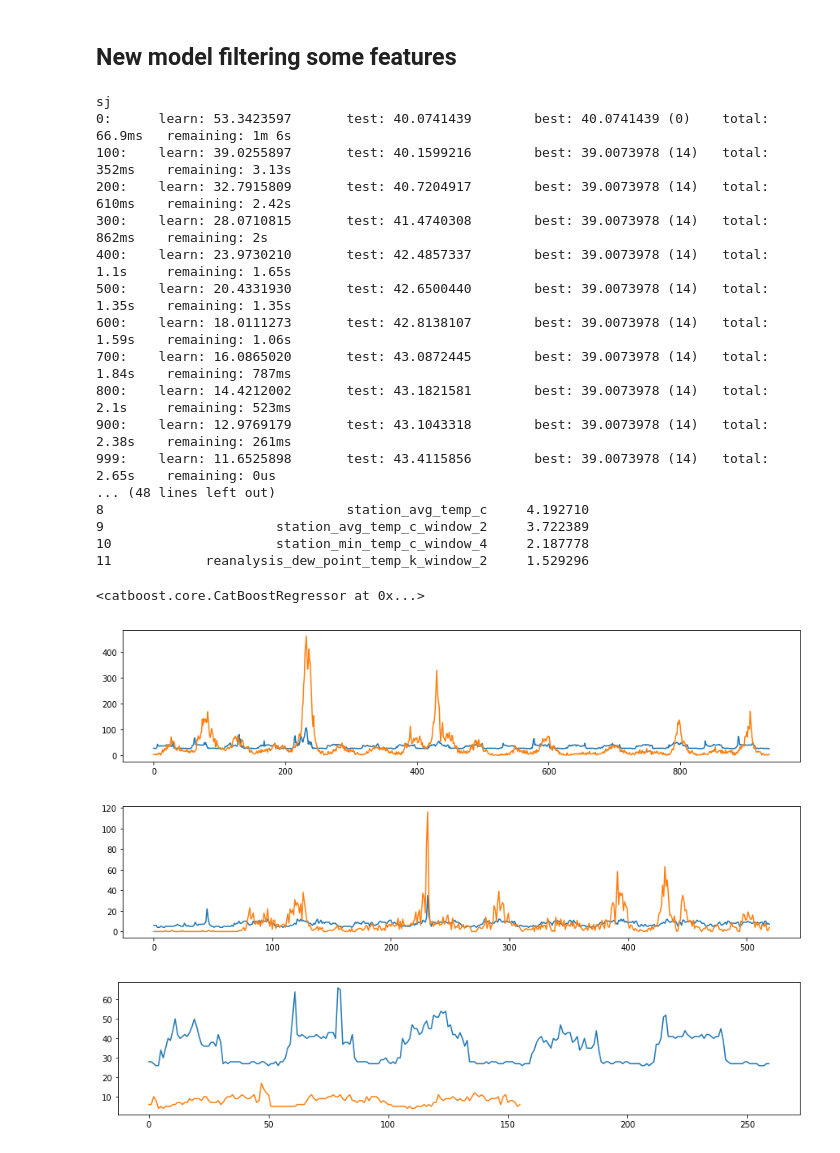
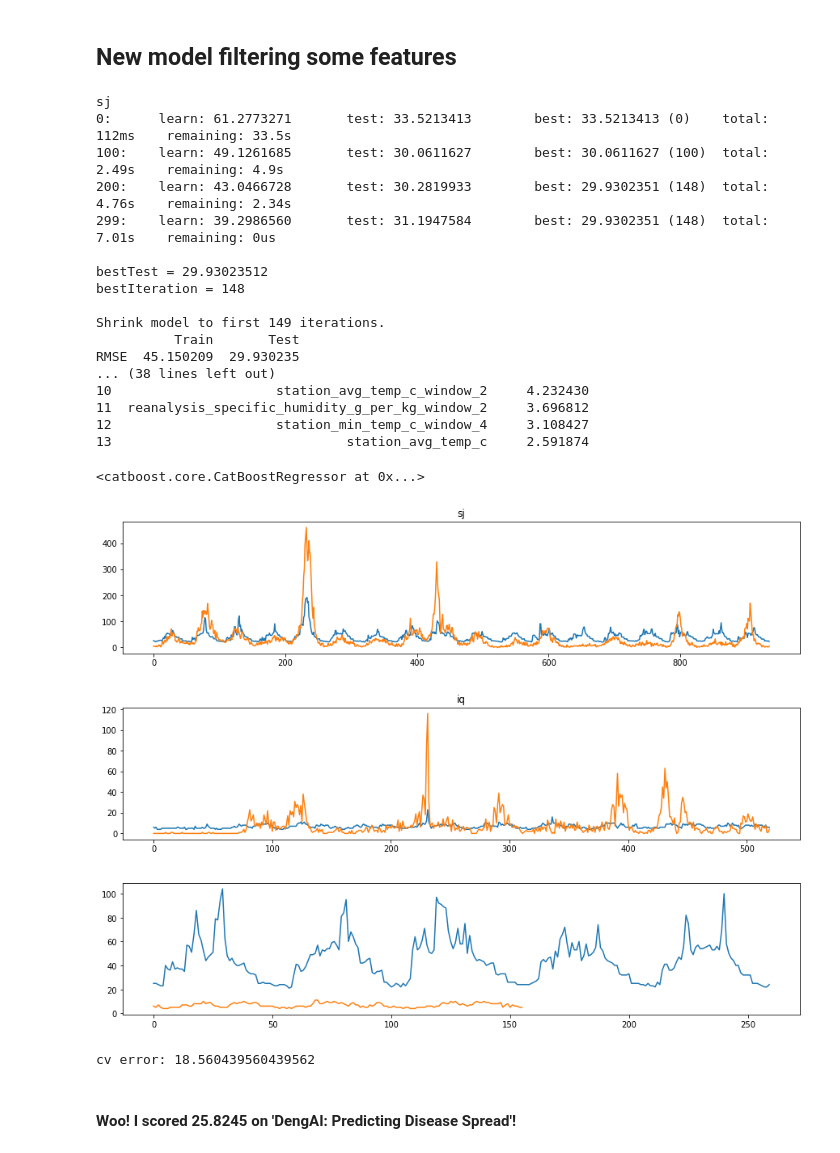
Before and after one commit to danielbion/dengai_competition, a Jupyter notebook: dengai/dengAI_day3.ipynb, the cells around one changed output. Cells and saved outputs as stored; diff of their text form; code cells hidden in the pictures.

Commit message:
Submitted day 3 model

```diff
--- a/dengai/dengAI_day3.ipynb
+++ b/dengai/dengAI_day3.ipynb
@@ -283,4 +283,6 @@ def last_mean(data, feature, size):
 # %%
+train_features['month'] = np.ceil(train_features.weekofyear/4.5).map(int)
+
 train_features = window_mean(train_features, 'reanalysis_specific_humidity_g_per_kg', 2)
 train_features = window_mean(train_features, 'reanalysis_specific_humidity_g_per_kg', 4)
 train_features = window_mean(train_features, 'reanalysis_dew_point_temp_k', 2)
@@ -290,6 +292,7 @@ train_features = window_mean(train_features, 'station_min_temp_c', 4)
 train_features = window_mean(train_features, 'station_avg_temp_c', 2)
 train_features = window_mean(train_features, 'station_avg_temp_c', 4)
 
+test_features['month'] = np.ceil(test_features.weekofyear/4.5).map(int)
 test_features = window_mean(test_features, 'reanalysis_specific_humidity_g_per_kg', 2)
 test_features = window_mean(test_features, 'reanalysis_specific_humidity_g_per_kg', 4)
 test_features = window_mean(test_features, 'reanalysis_dew_point_temp_k', 2)
@@ -301,6 +304,8 @@ test_features = window_mean(test_features, 'station_avg_temp_c', 4)
 # %%
 features = {
     "sj": [
+        'month',
+        'weekofyear',
         'reanalysis_specific_humidity_g_per_kg',
         'reanalysis_dew_point_temp_k',
         'station_min_temp_c',
@@ -315,6 +320,8 @@ features = {
         'station_avg_temp_c_window_4'
     ],
     "iq": [
+        'month',
+        'weekofyear',
         'reanalysis_specific_humidity_g_per_kg',
         'reanalysis_dew_point_temp_k',
         'station_min_temp_c',
@@ -330,6 +337,7 @@ features = {
     ]
 }
 
+cat_features = ['weekofyear', 'month']
 grid_params = {
     "sj":{
         'iterations': [50, 100, 300],
@@ -347,38 +355,39 @@ grid_params = {
 
 pks = ['city', 'year', 'weekofyear']
 # %%
-train_city('sj', train_features, train_labels, features, grid_params, grid_search = False)
-train_city('iq', train_features, train_labels, features, grid_params, grid_search = False)
+train_city('sj', train_features, train_labels, features, cat_features, grid_params, grid_search = False)
+train_city('iq', train_features, train_labels, features, cat_features, grid_params, grid_search = False)
 # %% [output]
 sj
-0:      learn: 53.3423597       test: 40.0741439        best: 40.0741439 (0)    total: 66.9ms   remaining: 1m 6s
-100:    learn: 39.0255897       test: 40.1599216        best: 39.0073978 (14)   total: 352ms    remaining: 3.13s
-200:    learn: 32.7915809       test: 40.7204917        best: 39.0073978 (14)   total: 610ms    remaining: 2.42s
-300:    learn: 28.0710815       test: 41.4740308        best: 39.0073978 (14)   total: 862ms    remaining: 2s
-400:    learn: 23.9730210       test: 42.4857337        best: 39.0073978 (14)   total: 1.1s     remaining: 1.65s
-500:    learn: 20.4331930       test: 42.6500440        best: 39.0073978 (14)   total: 1.35s    remaining: 1.35s
-600:    learn: 18.0111273       test: 42.8138107        best: 39.0073978 (14)   total: 1.59s    remaining: 1.06s
-700:    learn: 16.0865020       test: 43.0872445        best: 39.0073978 (14)   total: 1.84s    remaining: 787ms
-800:    learn: 14.4212002       test: 43.1821581        best: 39.0073978 (14)   total: 2.1s     remaining: 523ms
-900:    learn: 12.9769179       test: 43.1043318        best: 39.0073978 (14)   total: 2.38s    remaining: 261ms
-999:    learn: 11.6525898       test: 43.4115856        best: 39.0073978 (14)   total: 2.65s    remaining: 0us
-... (48 lines left out)
-8                               station_avg_temp_c     4.192710
-9                      station_avg_temp_c_window_2     3.722389
-10                     station_min_temp_c_window_4     2.187778
-11            reanalysis_dew_point_temp_k_window_2     1.529296
+0:      learn: 61.2773271       test: 33.5213413        best: 33.5213413 (0)    total: 112ms    remaining: 33.5s
+100:    learn: 49.1261685       test: 30.0611627        best: 30.0611627 (100)  total: 2.49s    remaining: 4.9s
+200:    learn: 43.0466728       test: 30.2819933        best: 29.9302351 (148)  total: 4.76s    remaining: 2.34s
+299:    learn: 39.2986560       test: 31.1947584        best: 29.9302351 (148)  total: 7.01s    remaining: 0us
+
+bestTest = 29.93023512
+bestIteration = 148
+
+Shrink model to first 149 iterations.
+          Train       Test
+RMSE  45.150209  29.930235
+... (38 lines left out)
+10                     station_avg_temp_c_window_2     4.232430
+11  reanalysis_specific_humidity_g_per_kg_window_2     3.696812
+12                     station_min_temp_c_window_4     3.108427
+13                              station_avg_temp_c     2.591874
 <catboost.core.CatBoostRegressor at 0x...>
 # %%
 cities = train_features.city.unique()
 train_result = pd.DataFrame()
 for c in cities:
-    train_result = predict_city(c, train_features, features, pks)
-    train_result.total_cases.plot(figsize=(15,3))
+    p = predict_city(c, train_features, features, pks)
+    p.total_cases.plot(figsize=(15,3), title = c)
     train_labels[train_labels.city == c].reset_index(drop = True).total_cases.plot(figsize=(15,3))
+    train_result = train_result.append(p)
     plt.show()
 # %% [output]
-[figure, old version]
+[figure, new version]
-[figure, old version]
+[figure, new version]
 # %%
 cities = train_features.city.unique()
 result = pd.DataFrame()
@@ -387,6 +396,12 @@ for c in cities:
     result = result.append(p)
     p.total_cases.plot(figsize=(15,3))
 # %% [output]
-[figure, old version]
+[figure, new version]
+# %%
+print ("cv error:", mean_absolute_error(train_labels.total_cases, train_result.total_cases))
+# %% [output]
+cv error: 18.560439560439562
 # %%
 result.to_csv('output_day3_new_features2.csv', index=False)
+# %% [markdown]
+#### Woo! I scored 25.8245 on 'DengAI: Predicting Disease Spread'!
```
Also changed, not shown: parts of 4 cells of this notebook, 1 other file.
